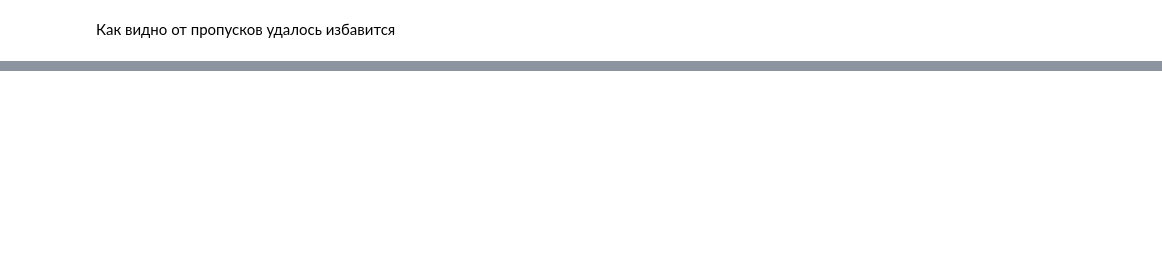
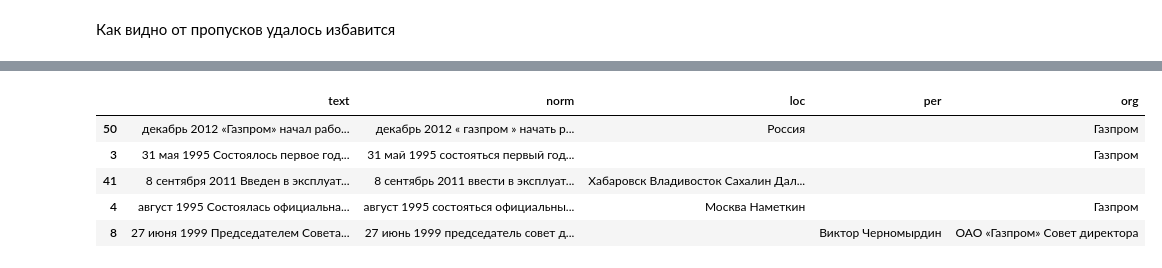
Before and after one commit to Gleb01548/text_search_gas_news, a Jupyter notebook: notebook.ipynb, the cells around one changed output, grey strips where cells are left out. Cells and saved outputs as stored; diff of their text form; code cells hidden in the pictures; blank space fills up the shorter version.

```diff
--- a/notebook.ipynb
+++ b/notebook.ipynb
@@ -117,0 +300,12 @@ NERMarkup(
+# %%
+def get_min(matrix: DataFrame, index: int, n: int = 2) -> list:
+    """
+    принимает с расстояниями между векторами и индексом документа,
+    по которому нужно найти n число ближайших документов
+
+    Result:
+    список с индексами документов
+    """
+    vector = matrix.loc[index]
+    indexes = vector.sort_values().index[1 : 1 + n]
+    return list(indexes)
@@ -117,0 +396,8 @@ NERMarkup(
+# %%
+df_bert_base = find_different(emb_bert_base, df_text)
+df_bert_pavlov = find_different(emb_bert_pavlov, df_text)
+df_robert = find_different(emb_robert, df_text)
+
+# таблица выходит такая
+# в euclidean указаны идексы новостей, которые являются ответами на запрос
+df_bert_base.sample(2)
@@ -117,0 +507,8 @@ NERMarkup(
+# %%
+# получим все индексы запросов в которых есть разность в ответах
+df_res_bert_no_euc = df_bert_base.drop("euclidean", axis=1)
+index_list = []
+for index in df_bert_base.index:
+    if not all(df_res_bert_no_euc.loc[index].to_list()):
+        index_list.append(index)
+df_res_bert_no_euc.loc[index_list].sample(3)
@@ -117,0 +710,9 @@ NERMarkup(
+# %%
+df_text.sample(5)
+# %% [output]
+|  | text | norm | loc | per | org |
+| 50 | декабрь 2012 «Газпром» начал рабо... | декабрь 2012 « газпром » начать р... | Россия |  | Газпром |
+| 3 | 31 мая 1995 Состоялось первое год... | 31 май 1995 состояться первый год... |  |  | Газпром |
+| 41 | 8 сентября 2011 Введен в эксплуат... | 8 сентябрь 2011 ввести в эксплуат... | Хабаровск Владивосток Сахалин Дал... |  |  |
+| 4 | август 1995 Состоялась официальна... | август 1995 состояться официальны... | Москва Наметкин |  | Газпром |
+| 8 | 27 июня 1999 Председателем Совета... | 27 июнь 1999 председатель совет д... |  | Виктор Черномырдин | ОАО «Газпром» Совет директора |
```
Also changed, not shown: parts of 82 cells of this notebook, 18 other files.
